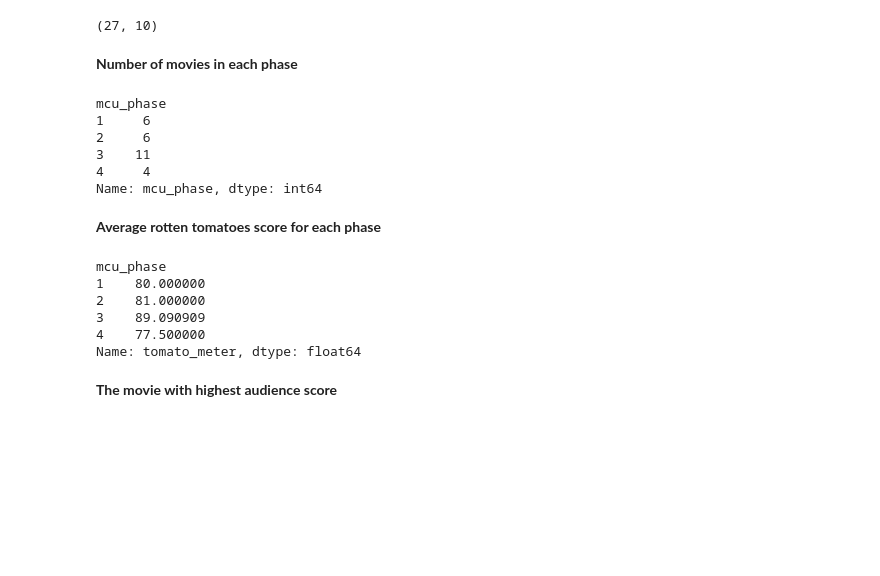
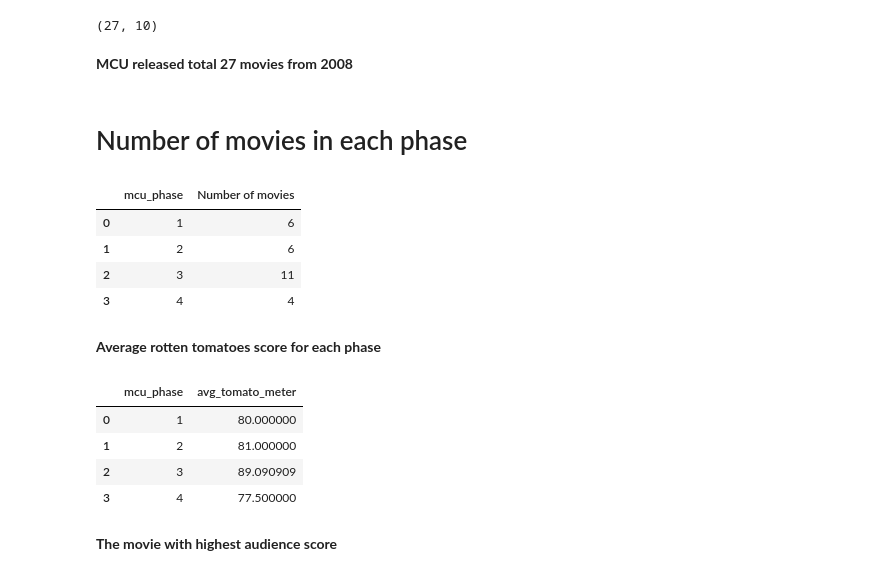
Before and after one commit to Imadittyaa/mcu-box-office, a Jupyter notebook: avengers.ipynb, the cells around one changed output. Saved outputs shown, nothing was run; the diff lists cells and outputs as text; code cells hidden in the pictures; blank space fills up the shorter version.

```diff
--- a/avengers.ipynb
+++ b/avengers.ipynb
@@ -28,28 +30,28 @@ data
 data.shape
 # %% [output]
 (27, 10)
+# %% [markdown]
+**MCU released total 27 movies from 2008**
 # %% [markdown]
-**Number of movies in each phase**
+# Number of movies in each phase
 # %%
-data.groupby('mcu_phase')['mcu_phase'].count()
+data.groupby('mcu_phase')['mcu_phase'].count().reset_index(name='Number of movies')
 # %% [output]
-mcu_phase
-1     6
-2     6
-3    11
-4     4
-Name: mcu_phase, dtype: int64
+|  | mcu_phase | Number of movies |
+| 0 | 1 | 6 |
+| 1 | 2 | 6 |
+| 2 | 3 | 11 |
+| 3 | 4 | 4 |
 # %% [markdown]
 **Average rotten tomatoes score for each phase**
 # %%
-data.groupby('mcu_phase')['tomato_meter'].mean()
+data.groupby('mcu_phase')['tomato_meter'].mean().reset_index(name='avg_tomato_meter')
 # %% [output]
-mcu_phase
-1    80.000000
-2    81.000000
-3    89.090909
-4    77.500000
-Name: tomato_meter, dtype: float64
+|  | mcu_phase | avg_tomato_meter |
+| 0 | 1 | 80.000000 |
+| 1 | 2 | 81.000000 |
+| 2 | 3 | 89.090909 |
+| 3 | 4 | 77.500000 |
 # %% [markdown]
 **The movie with highest audience score**
 # %%
```
Also changed, not shown: parts of 4 cells of this notebook.
